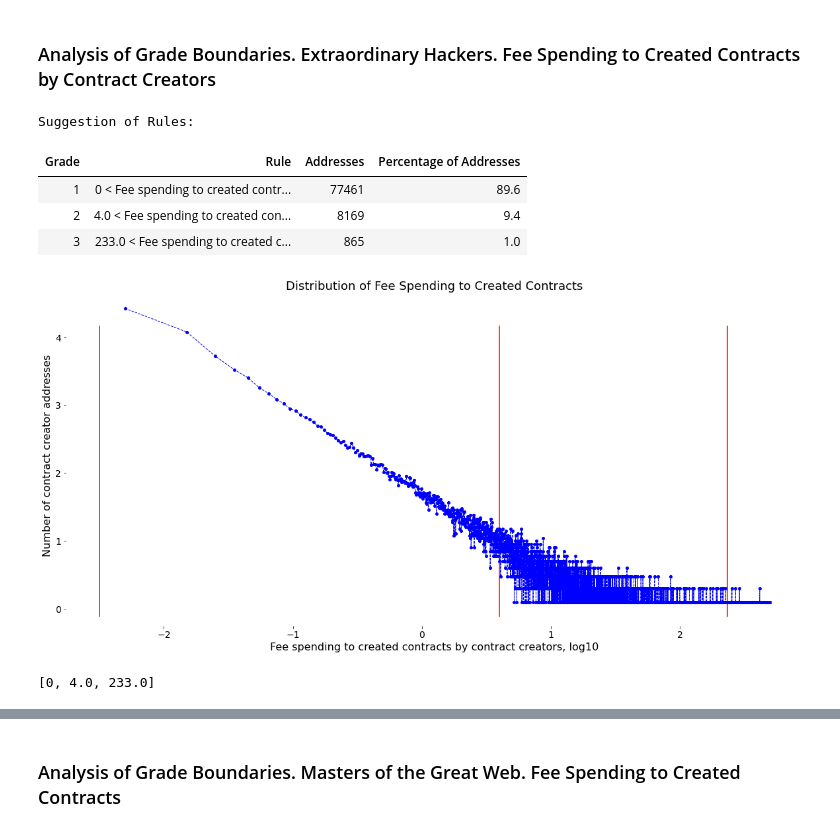
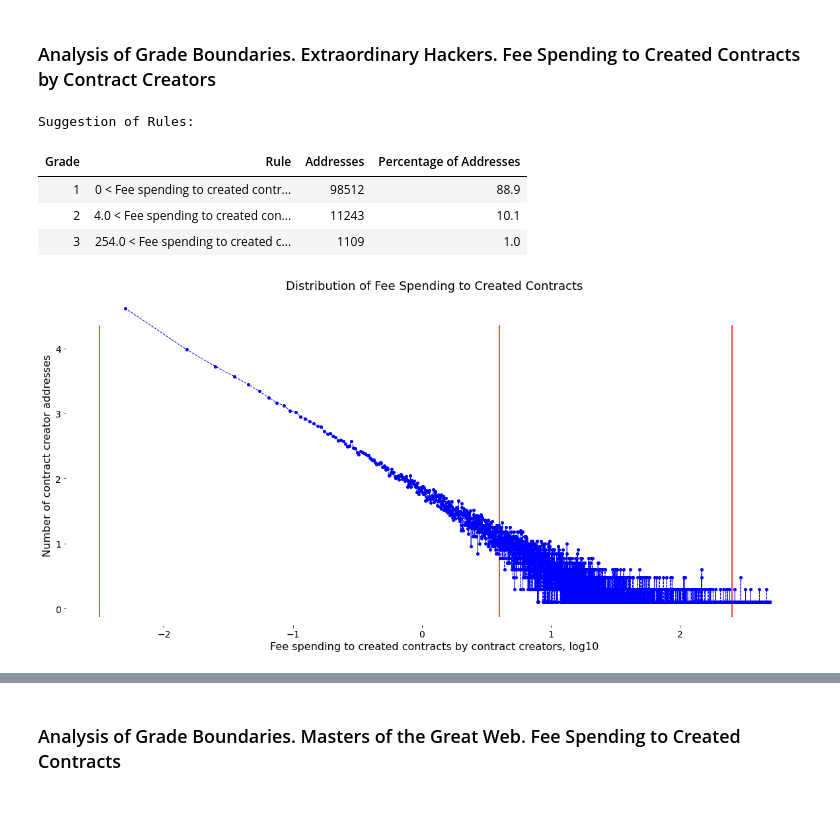
Before and after one commit to Snedashkovsky/cybergift, a Jupyter notebook: gas__hackers_and_masters.ipynb, the cells around one changed output, grey strips where cells are left out. Saved outputs shown, nothing was run; the diff lists cells and outputs as text; code cells hidden in the pictures.

```diff
--- a/gas__hackers_and_masters.ipynb
+++ b/gas__hackers_and_masters.ipynb
@@ -51,6 +13,6 @@ Described in the [Masters of the Great Web](masters__erc721_analysis.ipynb) Jupy
 # %%
-spending_fee_by_contract_creator = [0, 4, 233]
-spending_fee_by_contract_creator_by_factory = [0, 0.005, 0.755]
+spending_fee_by_contract_creator_initial_boundary = 0
+spending_fee_by_contract_creator_by_factory_initial_boundary = 0
 spending_fee_by_factory_creator = [0, 0, 10]
 # %% [markdown]
 ### Create Table with Spending Gas by Contracts
@@ -205,9 +154,9 @@ Table gas_analysis:gas_analysis_distribution has been created and filled 432420
 # %%
 query_4 = f'''
     SELECT
-        ROUND(sum_fee, 2) + 0.005 AS fee_class,
+        ROUND(sum_fee - 0.004999, 2) + 0.004999 AS fee_class,
         count(address) as number_of_creators
-    FROM `{PROJECT_ID}.{GAS_ANALYSIS_DATASET_NAME}.{GAS_ANALYSIS_DISTRIBUTION_TABLE_NAME}`
+    FROM `{PROJECT_ID}.{GAS_ANALYSIS_DATASET_NAME}.{GAS_SPEND_BY_CREATOR_TABLE_NAME}`
     WHERE segment = 'Contract Creator'
       AND sum_fee > 0
     GROUP BY fee_class
@@ -215,23 +164,23 @@ query_4 = f'''
 '''
 fee_spending_hackers_distribution_df = get_df(query_4)
 # %%
-grade_boundaries_analysis(
-    distribution_df=fee_spending_hackers_distribution_df,
-    value_column = 'fee_class',
-    address_column='number_of_creators',
-    address_chart_label='Number of contract creator addresses',
-    value_chart_label = 'Fee spending to created contracts by contract creators, log10',
-    value_name = 'Fee spending to created contracts',
-    value_transform_func=lambda x: log10(x) if x > 0 else -2.5,
-    chart_title = 'Distribution of Fee Spending to Created Contracts',
-    max_show_value = 500,
-    initial_boundary=0,
-    level_line_shift=0)
+spending_fee_by_contract_creator = \
+    grade_boundaries_analysis(
+        distribution_df=fee_spending_hackers_distribution_df,
+        value_column = 'fee_class',
+        address_column='number_of_creators',
+        address_chart_label='Number of contract creator addresses',
+        value_chart_label = 'Fee spending to created contracts by contract creators, log10',
+        value_name = 'Fee spending to created contracts',
+        value_transform_func=lambda x: log10(x) if x > 0 else -2.5,
+        chart_title = 'Distribution of Fee Spending to Created Contracts',
+        max_show_value = 500,
+        initial_boundary=spending_fee_by_contract_creator_initial_boundary,
+        level_line_shift=0)
 # %% [output]
 Suggestion of Rules:
 | Grade | Rule | Addresses | Percentage of Addresses |
-| 1 | 0 < Fee spending to created contr... | 77461 | 89.6 |
-| 2 | 4.0 < Fee spending to created con... | 8169 | 9.4 |
-| 3 | 233.0 < Fee spending to created c... | 865 | 1.0 |
+| 1 | 0 < Fee spending to created contr... | 98512 | 88.9 |
+| 2 | 4.0 < Fee spending to created con... | 11243 | 10.1 |
+| 3 | 254.0 < Fee spending to created c... | 1109 | 1.0 |
-[figure, old version]
+[figure, new version]
-[0, 4.0, 233.0]
```
Also changed, not shown: parts of 10 cells of this notebook, 2 other files.
